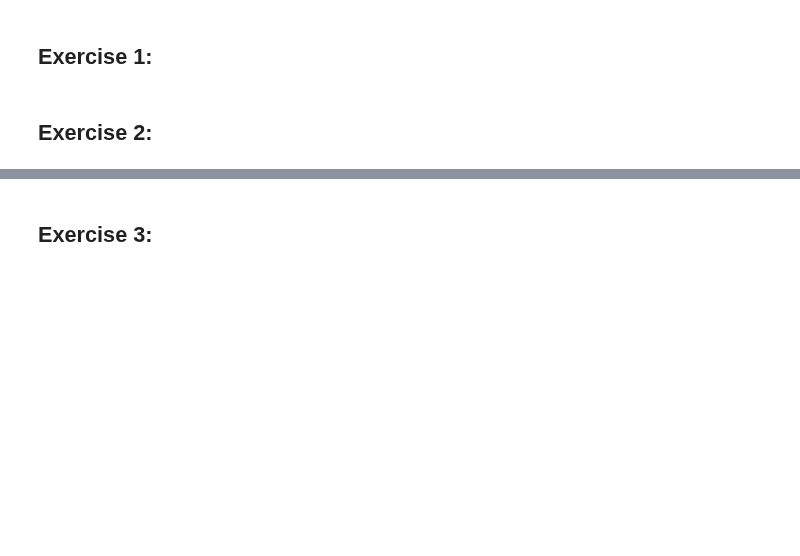
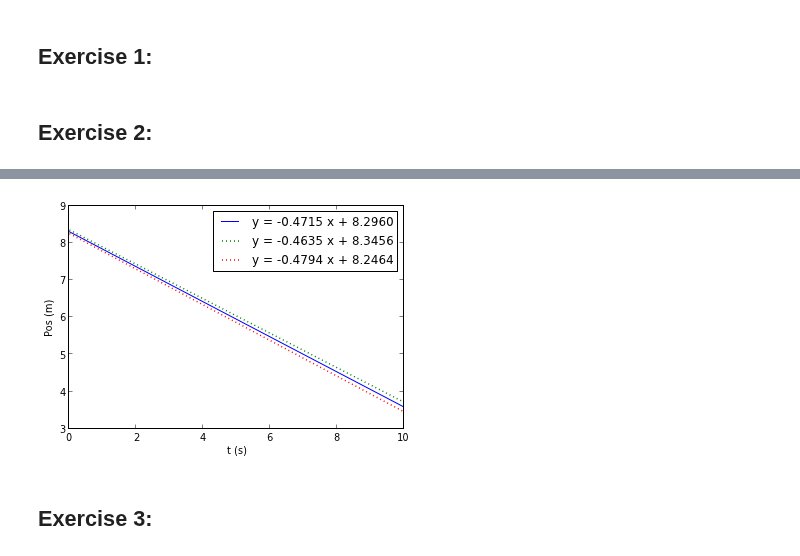
Before and after one commit to jeziegle/PHYS202-S13, a Jupyter notebook: Week9/DataIOandLinearRegression.ipynb, the cells around one changed output, grey strips where cells are left out. Drawn from its saved outputs; the diff is of its cells as text; code cells hidden in the pictures; blank space fills up the shorter version.

```diff
--- a/Week9/DataIOandLinearRegression.ipynb
+++ b/Week9/DataIOandLinearRegression.ipynb
@@ -101,16 +104,20 @@ print inter,interr
 # %%
-t = arange(0.,11.,1.)
+t = arange(0.,10.01,.01)
 y = t * slope + inter
 yplus = t * (slope+slerr) + inter+interr
 yminus = t * (slope-slerr) + inter-interr
 linelabel1 = "y = %.4f x + %.4f" % (slope,inter)
 plot(t,y,'b-',label = linelabel1)
 linelabel2 = "y = %.4f x + %.4f" % (slope+slerr,inter+interr)
 plot(t,yplus,'g:',label=linelabel2, lw = 1.5)
 linelabel3 = "y = %.4f x + %.4f" % (slope-slerr,inter-interr)
 plot(t,yminus,'r:',label=linelabel3, lw = 1.5)
 legend(loc='upper right')
+xlabel("t (s)")
+ylabel("Pos (m)")
 show()
+# %% [output]
+[figure, added]
 # %% [markdown]
 Exercise 3:
 -
```
Also changed, not shown: parts of 4 cells of this notebook, 1 other file.
